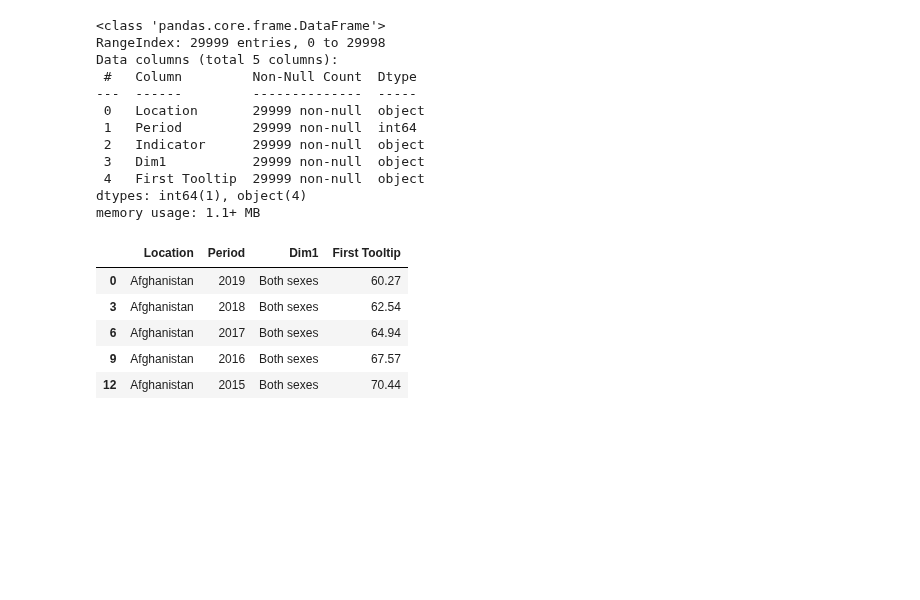
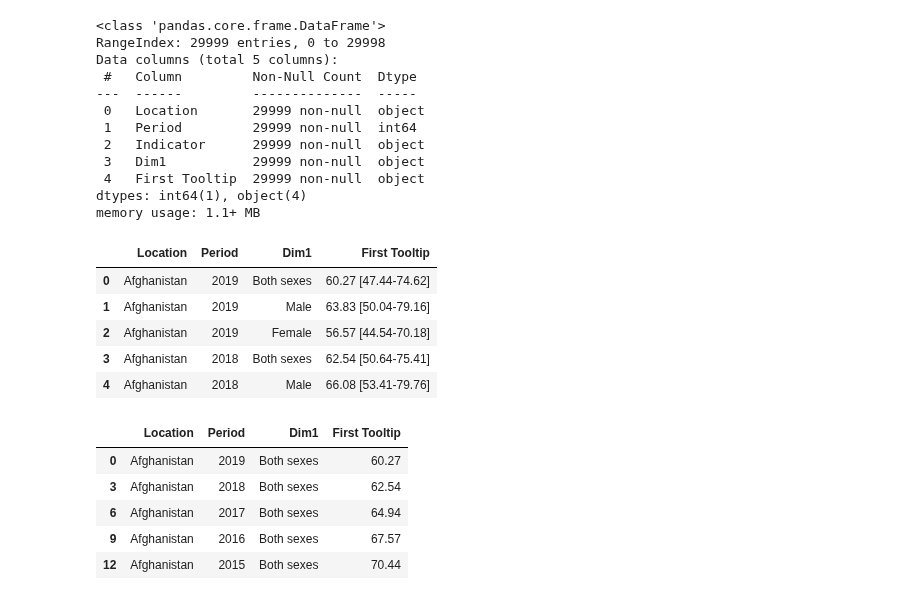
Before and after one commit to DahyeonS/Java_Python_Lecture, a Jupyter notebook: 20240102/preprocess_datamanim.ipynb, the cells around one changed output. Cells and saved outputs as stored; diff of their text form; code cells hidden in the pictures; blank space fills up the shorter version.

```diff
--- a/20240102/preprocess_datamanim.ipynb
+++ b/20240102/preprocess_datamanim.ipynb
@@ -1554,6 +1554,15 @@ memory usage: 1.1+ MB
 # %%
 # Indicator을 삭제하고 First Tooltip 컬럼에서 신뢰구간에 해당하는 표현을 지워라
 df.drop('Indicator', axis=1, inplace=True)
+# df = df.drop('Indicator', axis=1)
+df.head()
+# %% [output]
+|  | Location | Period | Dim1 | First Tooltip |
+| 0 | Afghanistan | 2019 | Both sexes | 60.27 [47.44-74.62] |
+| 1 | Afghanistan | 2019 | Male | 63.83 [50.04-79.16] |
+| 2 | Afghanistan | 2019 | Female | 56.57 [44.54-70.18] |
+| 3 | Afghanistan | 2018 | Both sexes | 62.54 [50.64-75.41] |
+| 4 | Afghanistan | 2018 | Male | 66.08 [53.41-79.76] |
 # %%
 ft = df['First Tooltip']
 d ='60.27 [47.44-74.62]'
```
